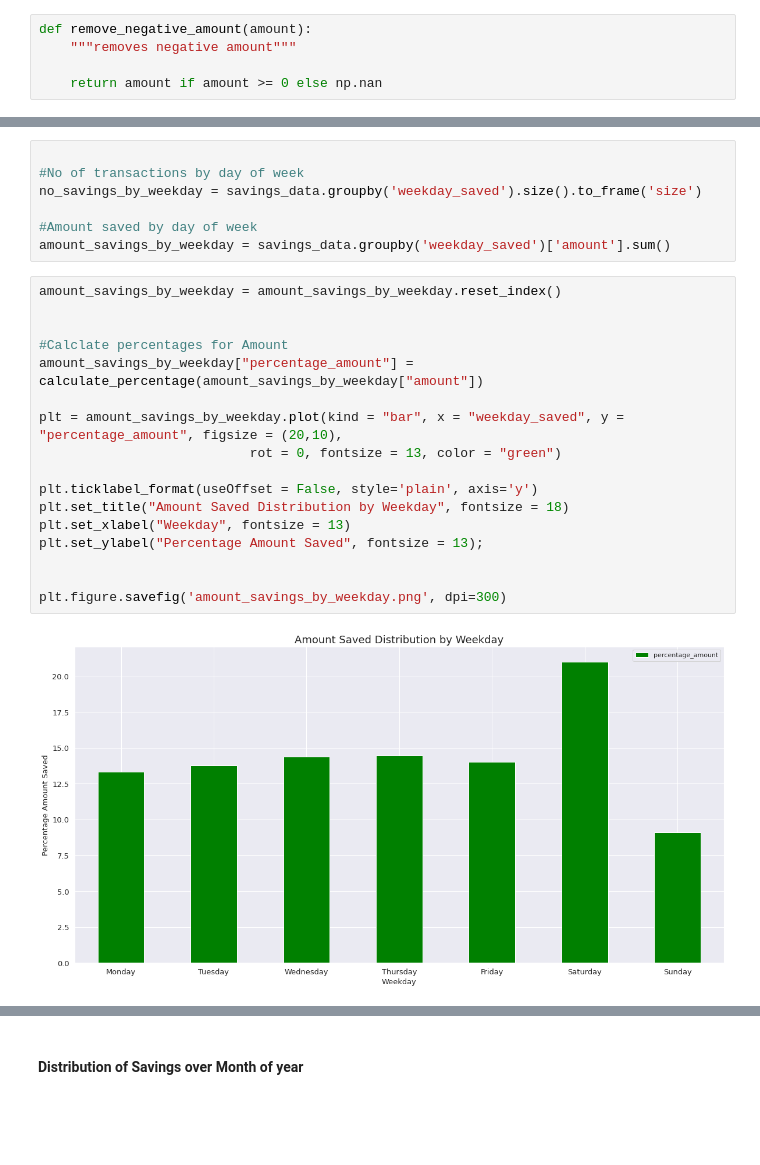
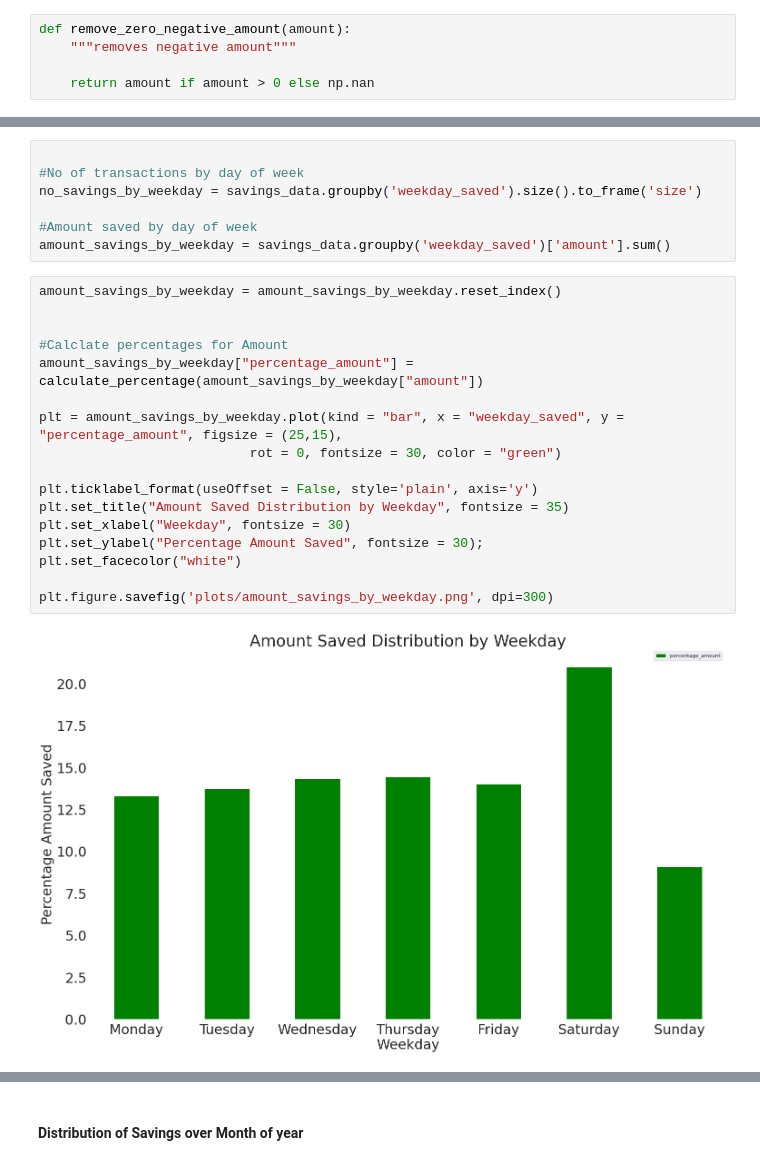
Before and after one commit to MumoNobert/MTIBA-My-Health-Funds-Savings-and-Utilization-Analysis, a Jupyter notebook: My Health Funds Utilization and Savings Insights.ipynb, the cells around one changed output, grey strips where cells are left out. Saved outputs shown, nothing was run; the diff lists cells and outputs as text; blank space fills up the shorter version.

Commit message:
updating plots

```diff
--- a/My Health Funds Utilization and Savings Insights.ipynb
+++ b/My Health Funds Utilization and Savings Insights.ipynb
@@ -59,10 +59,10 @@ savings.describe(include='all')
 # %% [markdown]
 ### User defined functions  to  be  used
 # %%
-def remove_negative_amount(amount):
+def remove_zero_negative_amount(amount):
     """removes negative amount"""
 
-    return amount if amount >= 0 else np.nan
+    return amount if amount > 0 else np.nan
 # %%
 def remove_anomolous_ages(age, max_age=130):
     """remove anomolously ages under 18 or over 130"""
@@ -346,22 +361,22 @@ amount_savings_by_weekday = savings_data.groupby('weekday_saved')['amount'].sum(
 # %%
 amount_savings_by_weekday = amount_savings_by_weekday.reset_index()
 
 
 #Calclate percentages for Amount
 amount_savings_by_weekday["percentage_amount"] = calculate_percentage(amount_savings_by_weekday["amount"])
 
-plt = amount_savings_by_weekday.plot(kind = "bar", x = "weekday_saved", y = "percentage_amount", figsize = (20,10),
-                           rot = 0, fontsize = 13, color = "green")
+plt = amount_savings_by_weekday.plot(kind = "bar", x = "weekday_saved", y = "percentage_amount", figsize = (25,15),
+                           rot = 0, fontsize = 30, color = "green")
 
 plt.ticklabel_format(useOffset = False, style='plain', axis='y')
-plt.set_title("Amount Saved Distribution by Weekday", fontsize = 18)
-plt.set_xlabel("Weekday", fontsize = 13)
-plt.set_ylabel("Percentage Amount Saved", fontsize = 13);
+plt.set_title("Amount Saved Distribution by Weekday", fontsize = 35)
+plt.set_xlabel("Weekday", fontsize = 30)
+plt.set_ylabel("Percentage Amount Saved", fontsize = 30);
+plt.set_facecolor("white")
 
-
-plt.figure.savefig('amount_savings_by_weekday.png', dpi=300)
+plt.figure.savefig('plots/amount_savings_by_weekday.png', dpi=300)
 # %% [output]
-[figure, old version]
+[figure, new version]
 # %%
 no_savings_by_weekday = no_savings_by_weekday.reset_index()
 
```
Also changed, not shown: parts of 15 cells of this notebook, 10 other files.
